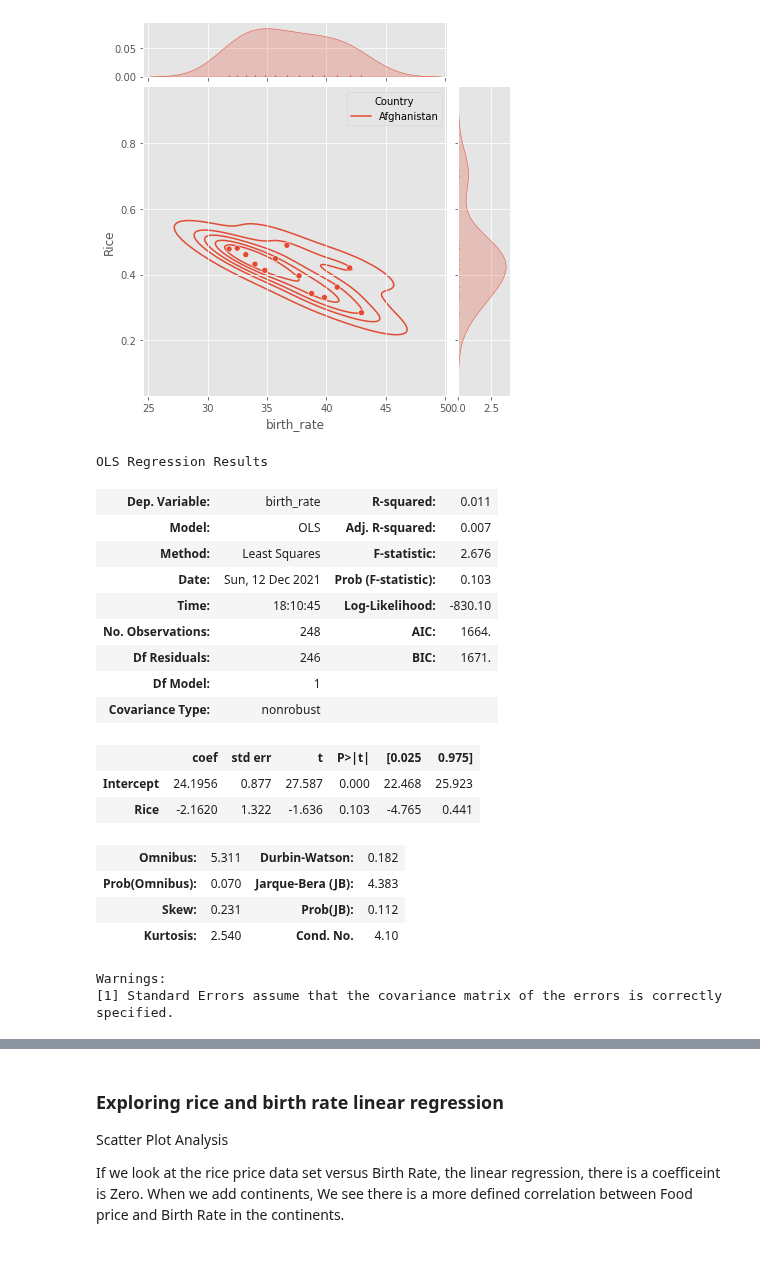
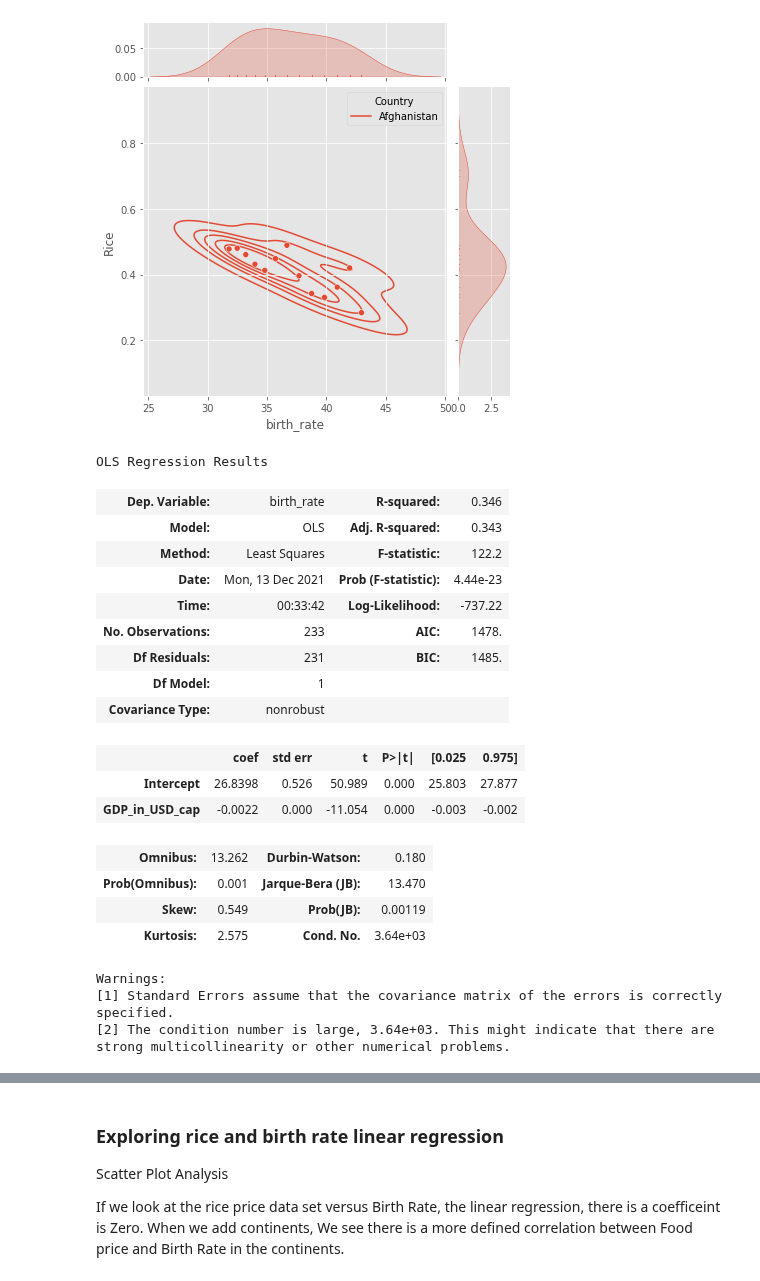
Before and after one commit to MaxSMCON/Group_2, a Jupyter notebook: Group_2_Stats.ipynb, the cells around one changed output, grey strips where cells are left out. Saved outputs shown, nothing was run; the diff lists cells and outputs as text; code cells hidden in the pictures.

```diff
--- a/Group_2_Stats.ipynb
+++ b/Group_2_Stats.ipynb
@@ -1228,29 +1219,31 @@ g3.plot_marginals(sns.rugplot, color = 'r',
 [figure]
 [figure]
 # %%
-m = sm.ols('birth_rate ~ Rice', data = df_rice.loc[df_rice['Continent']=='Asia'])
+m = sm.ols('birth_rate ~ GDP_in_USD_cap', data = df_rice.loc[df_rice['Continent']=='Asia'])
 m = m.fit()
 m.summary()
 # %% [output]
 OLS Regression Results
-| Dep. Variable: | birth_rate | R-squared: | 0.011 |
-| Model: | OLS | Adj. R-squared: | 0.007 |
-| Method: | Least Squares | F-statistic: | 2.676 |
-| Date: | Sun, 12 Dec 2021 | Prob (F-statistic): | 0.103 |
-| Time: | 18:10:45 | Log-Likelihood: | -830.10 |
-| No. Observations: | 248 | AIC: | 1664. |
-| Df Residuals: | 246 | BIC: | 1671. |
+| Dep. Variable: | birth_rate | R-squared: | 0.346 |
+| Model: | OLS | Adj. R-squared: | 0.343 |
+| Method: | Least Squares | F-statistic: | 122.2 |
+| Date: | Mon, 13 Dec 2021 | Prob (F-statistic): | 4.44e-23 |
+| Time: | 00:33:42 | Log-Likelihood: | -737.22 |
+| No. Observations: | 233 | AIC: | 1478. |
+| Df Residuals: | 231 | BIC: | 1485. |
 | Df Model: | 1 |  |  |
 | Covariance Type: | nonrobust |  |  |
 |  | coef | std err | t | P>|t| | [0.025 | 0.975] |
-| Intercept | 24.1956 | 0.877 | 27.587 | 0.000 | 22.468 | 25.923 |
-| Rice | -2.1620 | 1.322 | -1.636 | 0.103 | -4.765 | 0.441 |
+| Intercept | 26.8398 | 0.526 | 50.989 | 0.000 | 25.803 | 27.877 |
+| GDP_in_USD_cap | -0.0022 | 0.000 | -11.054 | 0.000 | -0.003 | -0.002 |
-| Omnibus: | 5.311 | Durbin-Watson: | 0.182 |
-| Prob(Omnibus): | 0.070 | Jarque-Bera (JB): | 4.383 |
-| Skew: | 0.231 | Prob(JB): | 0.112 |
-| Kurtosis: | 2.540 | Cond. No. | 4.10 |
+| Omnibus: | 13.262 | Durbin-Watson: | 0.180 |
+| Prob(Omnibus): | 0.001 | Jarque-Bera (JB): | 13.470 |
+| Skew: | 0.549 | Prob(JB): | 0.00119 |
+| Kurtosis: | 2.575 | Cond. No. | 3.64e+03 |
 Warnings:
 [1] Standard Errors assume that the covariance matrix of the errors is correctly specified.
+[2] The condition number is large, 3.64e+03. This might indicate that there are
+strong multicollinearity or other numerical problems.
 # %%
 m = sm.ols('birth_rate ~ Rice', data = df_rice.loc[df_rice['Country']=='Afghanistan'])
 m = m.fit()
```
Also changed, not shown: parts of 18 cells of this notebook.
